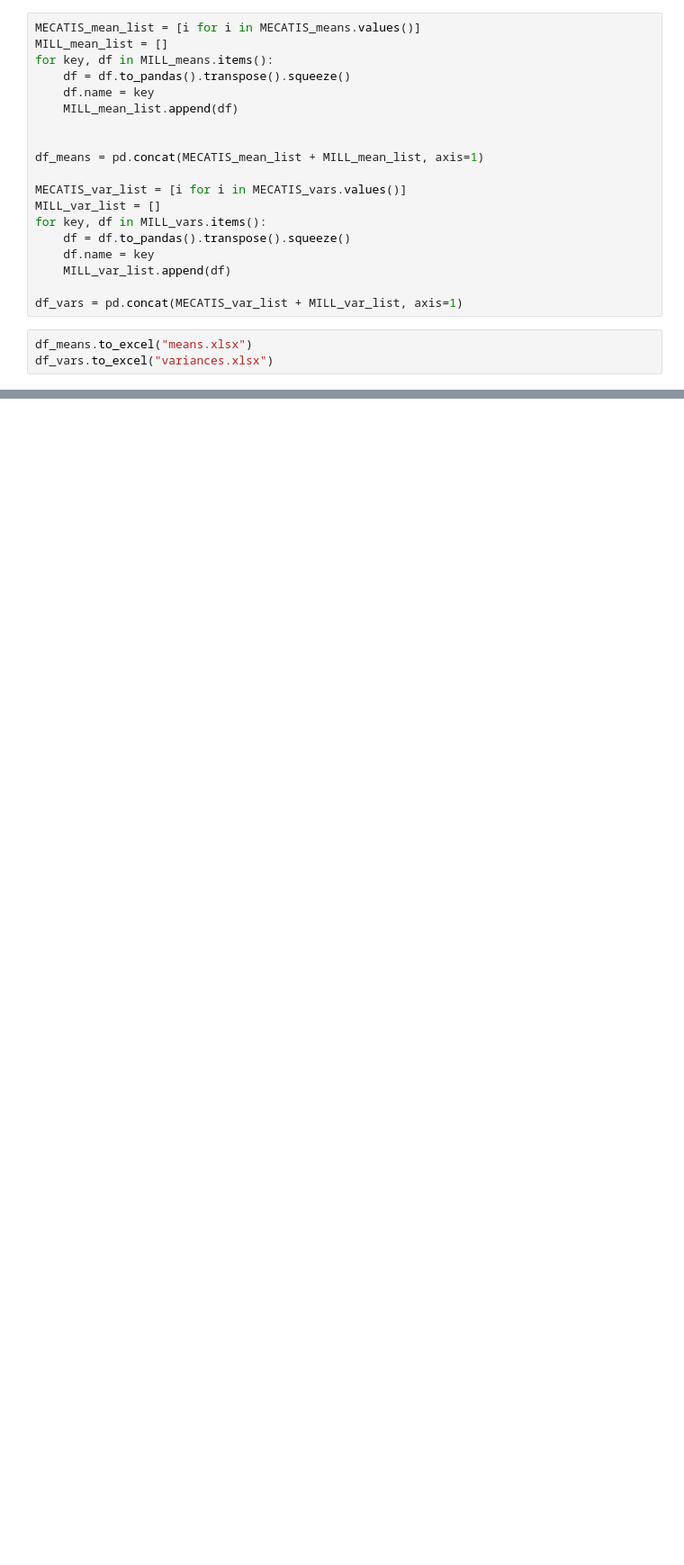
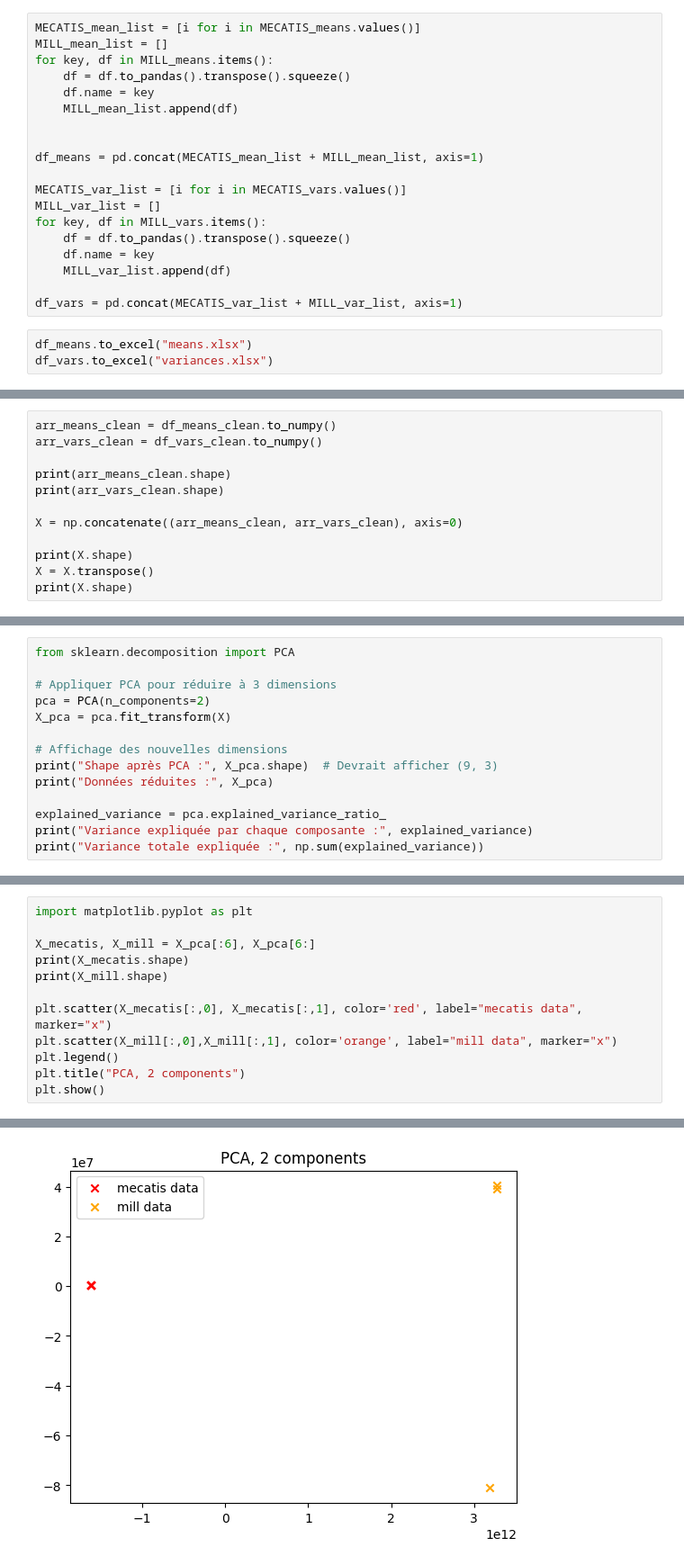
Before and after one commit to opatiny/predictiveMaintenance, a Jupyter notebook: stats/get_stats_from_csv-parquet.ipynb, the cells around one changed output, grey strips where cells are left out. Shown: that part at 90% size. Saved outputs shown, nothing was run; the diff lists cells and outputs as text; blank space fills up the shorter version.

Commit message:
Clean des data, PCA, Clustering

```diff
--- a/stats/get_stats_from_csv-parquet.ipynb
+++ b/stats/get_stats_from_csv-parquet.ipynb
@@ -212,0 +247,12 @@ df_vars.to_excel("variances.xlsx")
+# %%
+arr_means_clean = df_means_clean.to_numpy()
+arr_vars_clean = df_vars_clean.to_numpy()
+
+print(arr_means_clean.shape)
+print(arr_vars_clean.shape)
+
+X = np.concatenate((arr_means_clean, arr_vars_clean), axis=0)
+
+print(X.shape)
+X = X.transpose()
+print(X.shape)
@@ -212,0 +264,14 @@ df_vars.to_excel("variances.xlsx")
+# %%
+from sklearn.decomposition import PCA
+
+# Appliquer PCA pour réduire à 3 dimensions
+pca = PCA(n_components=2)
+X_pca = pca.fit_transform(X)
+
+# Affichage des nouvelles dimensions
+print("Shape après PCA :", X_pca.shape)  # Devrait afficher (9, 3)
+print("Données réduites :", X_pca)
+
+explained_variance = pca.explained_variance_ratio_
+print("Variance expliquée par chaque composante :", explained_variance)
+print("Variance totale expliquée :", np.sum(explained_variance))
@@ -212,0 +291,13 @@ df_vars.to_excel("variances.xlsx")
+# %%
+import matplotlib.pyplot as plt
+
+X_mecatis, X_mill = X_pca[:6], X_pca[6:]
+print(X_mecatis.shape)
+print(X_mill.shape)
+
+plt.scatter(X_mecatis[:,0], X_mecatis[:,1], color='red', label="mecatis data", marker="x")
+plt.scatter(X_mill[:,0],X_mill[:,1], color='orange', label="mill data", marker="x")
+plt.legend()
+plt.title("PCA, 2 components")
+plt.show()
+# %% [output]
@@ -212,0 +306 @@ df_vars.to_excel("variances.xlsx")
+[figure, added]
```
Also changed, not shown: parts of 6 cells of this notebook, 4 other files.
